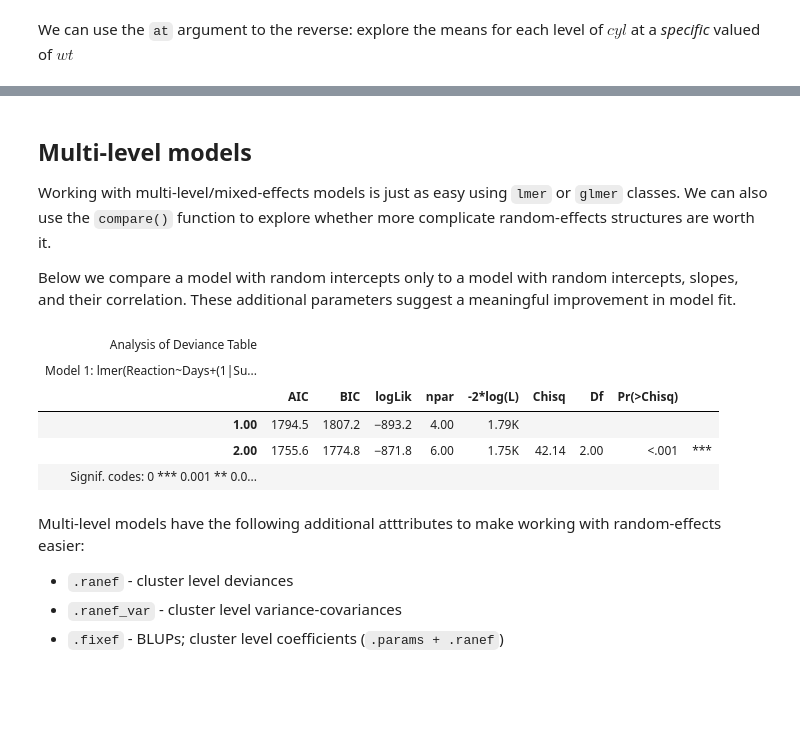
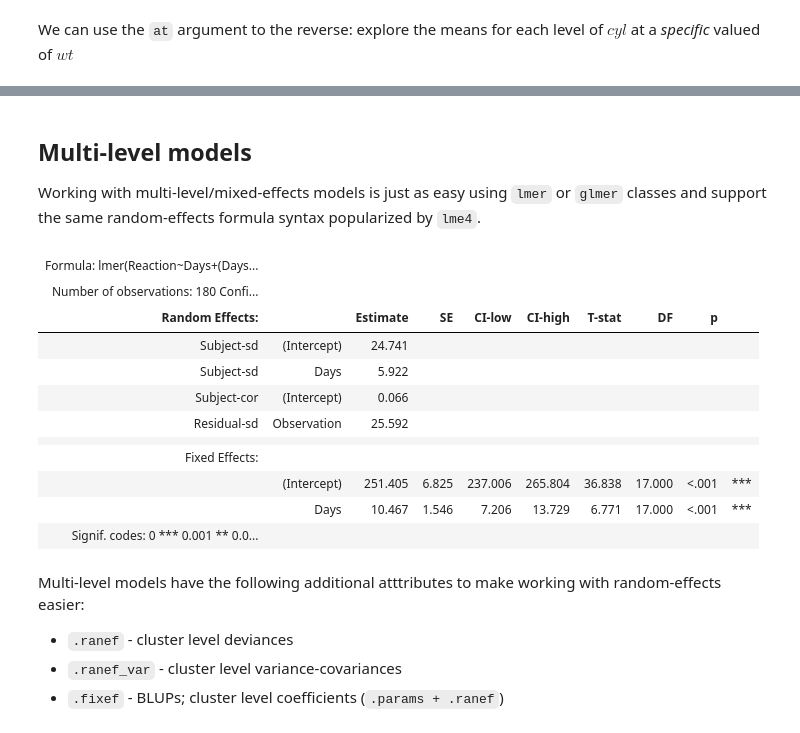
Before and after one commit to ejolly/pymer4, a Jupyter notebook: docs/pages/quickstart.ipynb, the cells around one changed output, grey strips where cells are left out. Drawn from its saved outputs; the diff is of its cells as text; code cells hidden in the pictures; blank space fills up the shorter version.

```diff
--- a/docs/pages/quickstart.ipynb
+++ b/docs/pages/quickstart.ipynb
@@ -438,24 +390,28 @@ shape: (3, 8)
 # %% [markdown]
 ## Multi-level models
 
-Working with multi-level/mixed-effects models is just as easy using `lmer` or `glmer` classes. We can also use the `compare()` function to explore whether more complicate random-effects structures are worth it.
-
-Below we compare a model with random intercepts only to a model with random intercepts, slopes, and their correlation. These additional parameters suggest a meaningful improvement in model fit.
+Working with multi-level/mixed-effects models is just as easy using `lmer` or `glmer` classes and support the same random-effects formula syntax popularized by `lme4`.
 # %%
 from pymer4 import load_dataset
 from pymer4.models import lmer
 
 sleep = load_dataset('sleep')
-lmm_i = lmer('Reaction ~ Days + (1 | Subject)', data=sleep)
+
+# Random intercept, slope, and correlation
 lmm_is = lmer('Reaction ~ Days + (Days | Subject)', data=sleep)
-
-compare(lmm_i, lmm_is)
+lmm_is.fit(summary=True)
 # %% [output]
-| Analysis of Deviance Table |  |  |  |  |  |  |  |  |  |
-| Model 1: lmer(Reaction~Days+(1|Su... |  |  |  |  |  |  |  |  |  |
-|  | AIC | BIC | logLik | npar | -2*log(L) | Chisq | Df | Pr(>Chisq) |  |
-| 1.00 | 1794.5 | 1807.2 | −893.2 | 4.00 | 1.79K |  |  |  |  |
-| 2.00 | 1755.6 | 1774.8 | −871.8 | 6.00 | 1.75K | 42.14 | 2.00 | <.001 | *** |
+| Formula: lmer(Reaction~Days+(Days... |  |  |  |  |  |  |  |  |  |
+| Number of observations: 180 Confi... |  |  |  |  |  |  |  |  |  |
+| Random Effects: |  | Estimate | SE | CI-low | CI-high | T-stat | DF | p |  |
+| Subject-sd | (Intercept) | 24.741 |  |  |  |  |  |  |  |
+| Subject-sd | Days | 5.922 |  |  |  |  |  |  |  |
+| Subject-cor | (Intercept) | 0.066 |  |  |  |  |  |  |  |
+| Residual-sd | Observation | 25.592 |  |  |  |  |  |  |  |
+|  |  |  |  |  |  |  |  |  |  |
+| Fixed Effects: |  |  |  |  |  |  |  |  |  |
+|  | (Intercept) | 251.405 | 6.825 | 237.006 | 265.804 | 36.838 | 17.000 | <.001 | *** |
+|  | Days | 10.467 | 1.546 | 7.206 | 13.729 | 6.771 | 17.000 | <.001 | *** |
 | Signif. codes: 0 *** 0.001 ** 0.0... |  |  |  |  |  |  |  |  |  |
 # %% [markdown]
 Multi-level models have the following additional atttributes to make working with random-effects easier:
```
Also changed, not shown: parts of 35 cells of this notebook, 3 other files.
